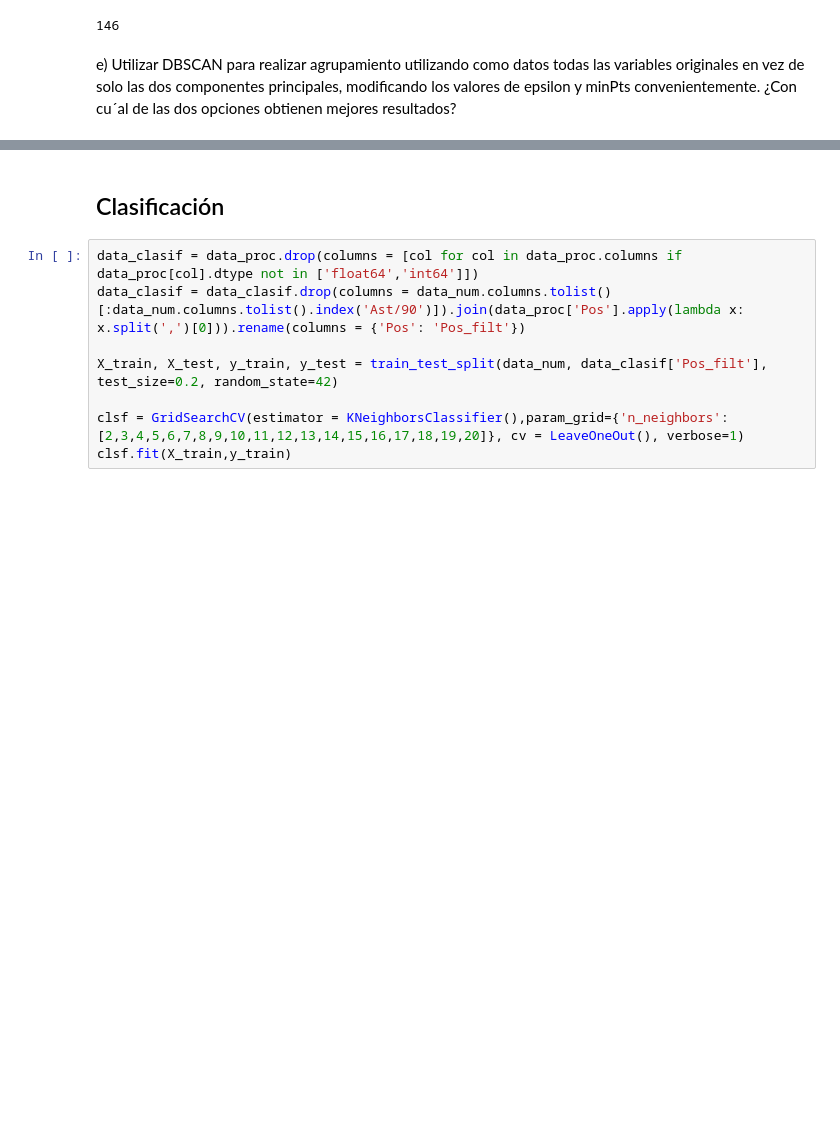
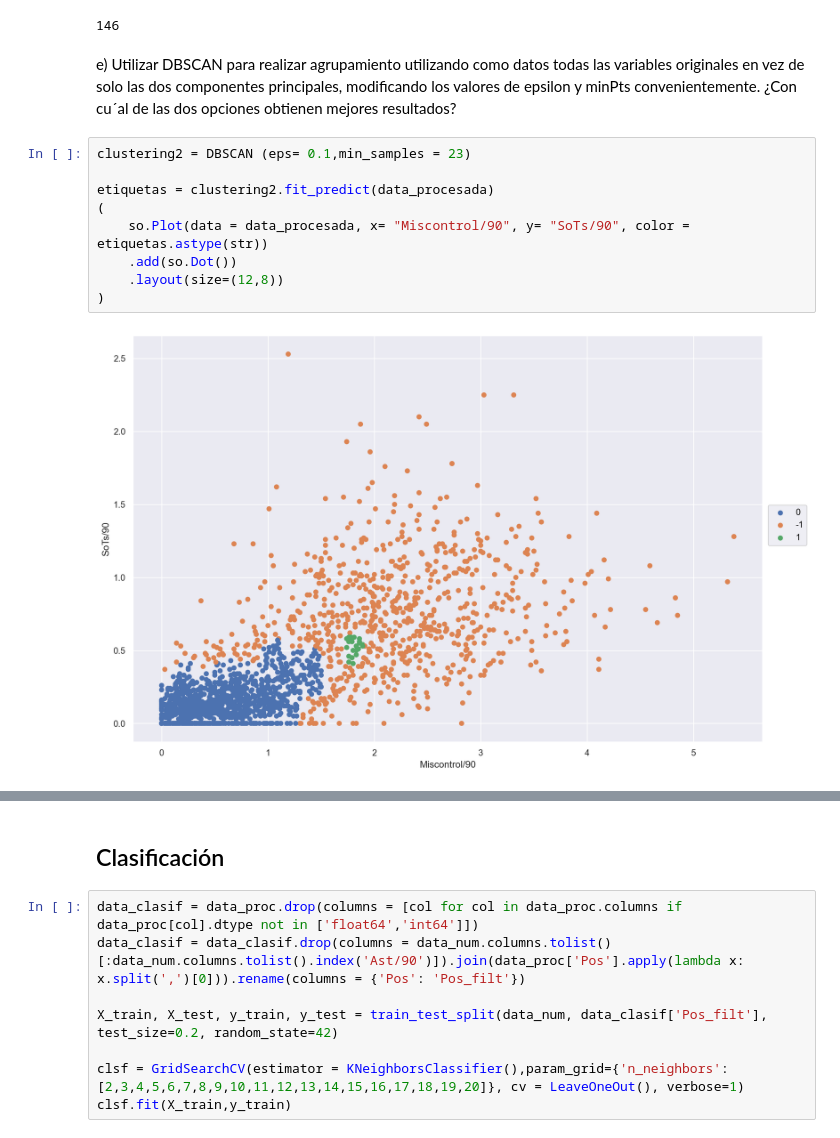
Before and after one commit to FedericoAriasCeci/Tp2---LDD, a Jupyter notebook: Tp labo 2.ipynb, the cells around one changed output, grey strips where cells are left out. Cells and saved outputs as stored; diff of their text form; blank space fills up the shorter version.

Commit message:
Clustering terminado, análisis pendiente

```diff
--- a/Tp labo 2.ipynb
+++ b/Tp labo 2.ipynb
@@ -215,3 +215,14 @@ e) Utilizar DBSCAN para realizar agrupamiento utilizando como datos todas las va
 originales en vez de solo las dos componentes principales, modificando los valores de
 epsilon y minPts convenientemente. ¿Con cu´al de las dos opciones obtienen mejores
 resultados?
+# %%
+clustering2 = DBSCAN (eps= 0.1,min_samples = 23)
+
+etiquetas = clustering2.fit_predict(data_procesada)
+(
+    so.Plot(data = data_procesada, x= "Miscontrol/90", y= "SoTs/90", color = etiquetas.astype(str))
+    .add(so.Dot())
+    .layout(size=(12,8))
+)
+# %% [output]
+[figure, added]
```
Also changed, not shown: parts of 3 cells of this notebook.
